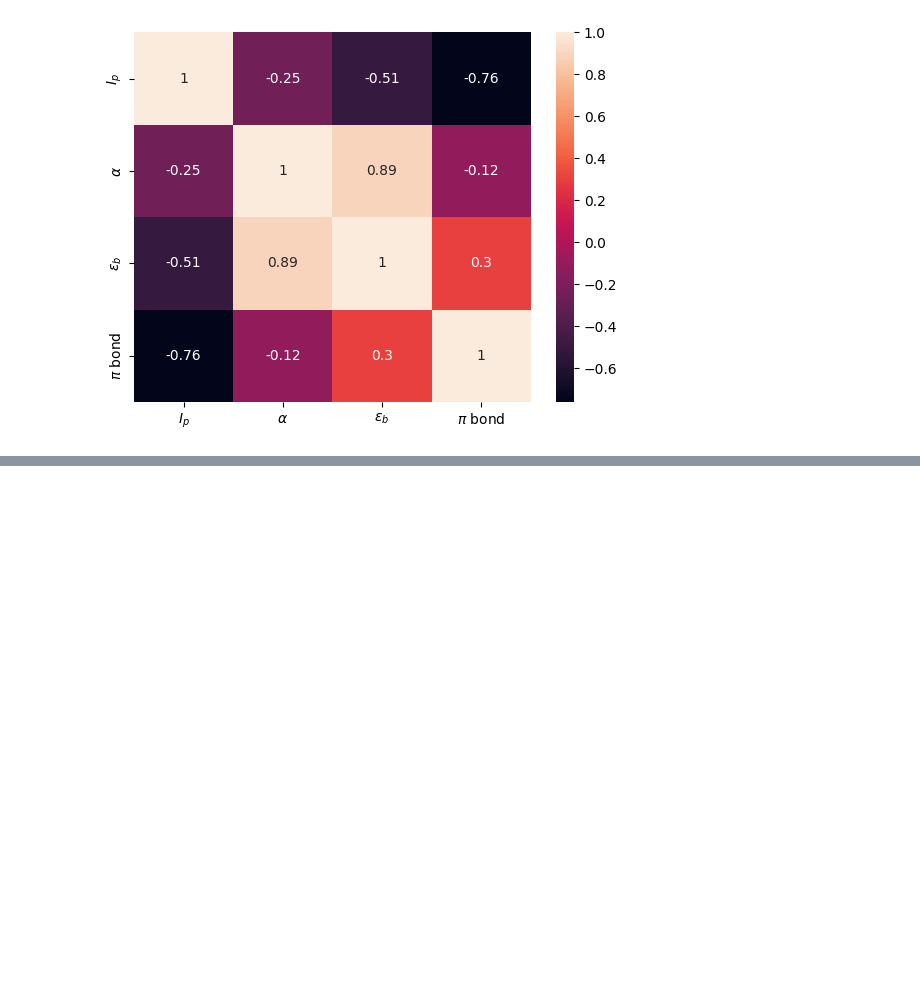
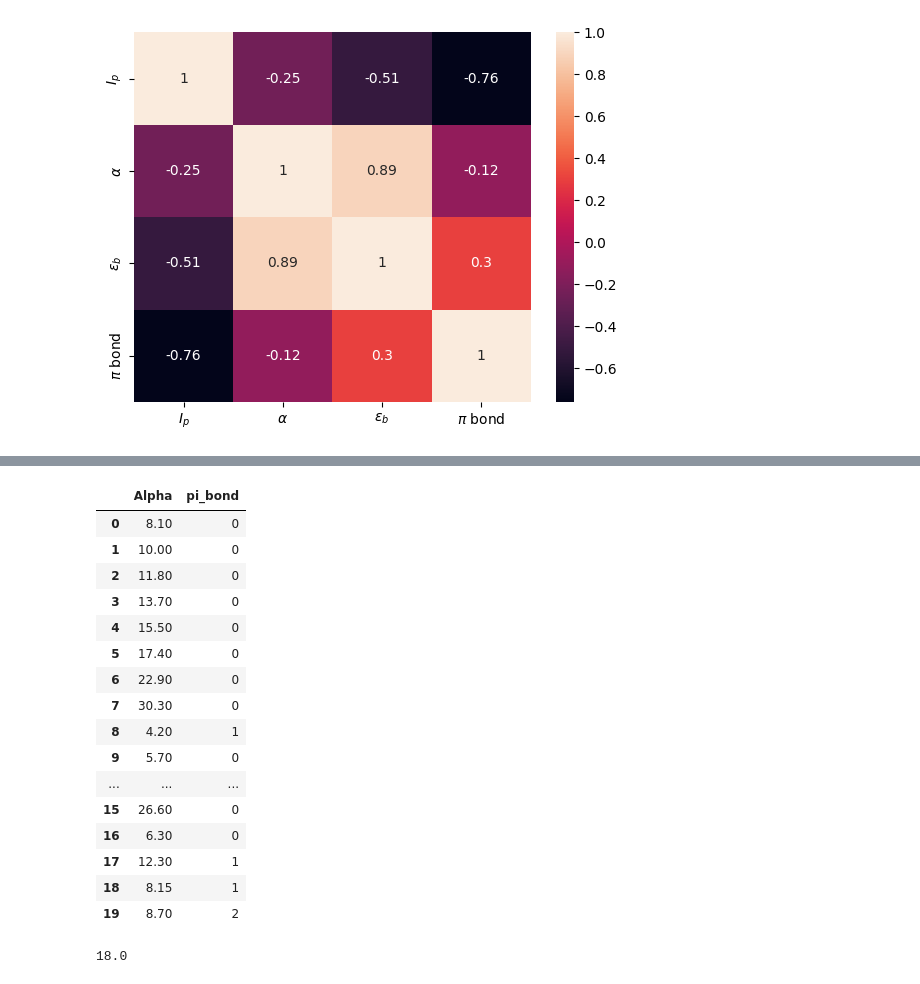
Before and after one commit to Miguilo/Master-Degree-Research, a Jupyter notebook: notebooks/chaotic_nb.ipynb, the cells around one changed output, grey strips where cells are left out. Saved outputs shown, nothing was run; the diff lists cells and outputs as text; code cells hidden in the pictures; blank space fills up the shorter version.

```diff
--- a/notebooks/chaotic_nb.ipynb
+++ b/notebooks/chaotic_nb.ipynb
@@ -38,0 +67,27 @@ sns.heatmap(corr_matrix, annot=True, xticklabels= new_labels, yticklabels= new_l
+# %%
+X = df_apol[["Alpha", "pi_bond"]]
+y = df_apol["Expt"]
+
+X
+# %% [output]
+|  | Alpha | pi_bond |
+| 0 | 8.10 | 0 |
+| 1 | 10.00 | 0 |
+| 2 | 11.80 | 0 |
+| 3 | 13.70 | 0 |
+| 4 | 15.50 | 0 |
+| 5 | 17.40 | 0 |
+| 6 | 22.90 | 0 |
+| 7 | 30.30 | 0 |
+| 8 | 4.20 | 1 |
+| 9 | 5.70 | 0 |
+| ... | ... | ... |
+| 15 | 26.60 | 0 |
+| 16 | 6.30 | 0 |
+| 17 | 12.30 | 1 |
+| 18 | 8.15 | 1 |
+| 19 | 8.70 | 2 |
+# %%
+20*0.9
+# %% [output]
+18.0
```
Also changed, not shown: parts of 6 cells of this notebook, 2 other files.
